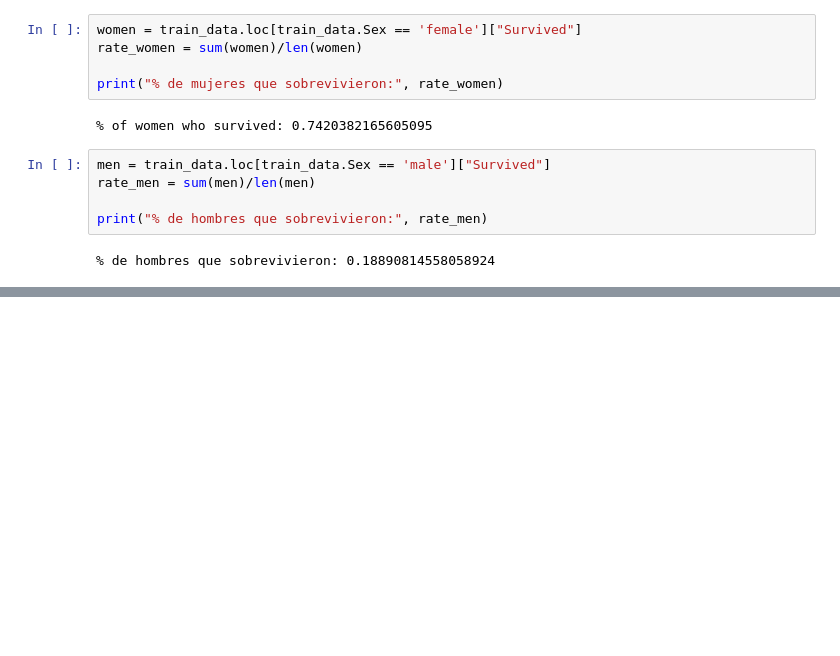
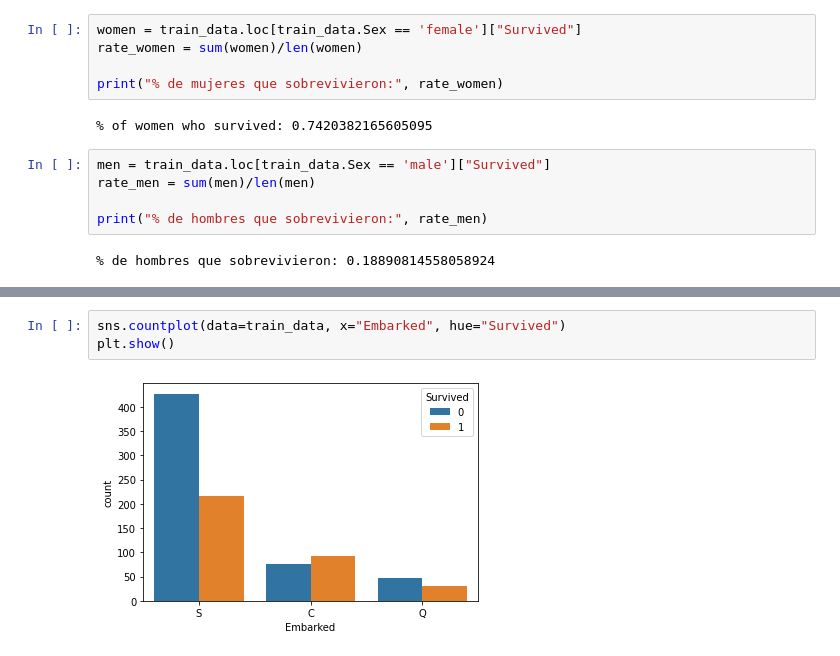
Before and after one commit to wilmerod/Curso-de-introduccion-a-Big-Data-Parte-2-nov2021, a Jupyter notebook: EDA_Titanic.ipynb, the cells around one changed output, grey strips where cells are left out. Drawn from its saved outputs; the diff is of its cells as text; blank space fills up the shorter version.

```diff
--- a/EDA_Titanic.ipynb
+++ b/EDA_Titanic.ipynb
@@ -388,0 +507,5 @@ print("% de hombres que sobrevivieron:", rate_men)
+# %%
+sns.countplot(data=train_data, x="Embarked", hue="Survived")
+plt.show()
+# %% [output]
+[figure, added]
```
Also changed, not shown: parts of 17 cells of this notebook.
